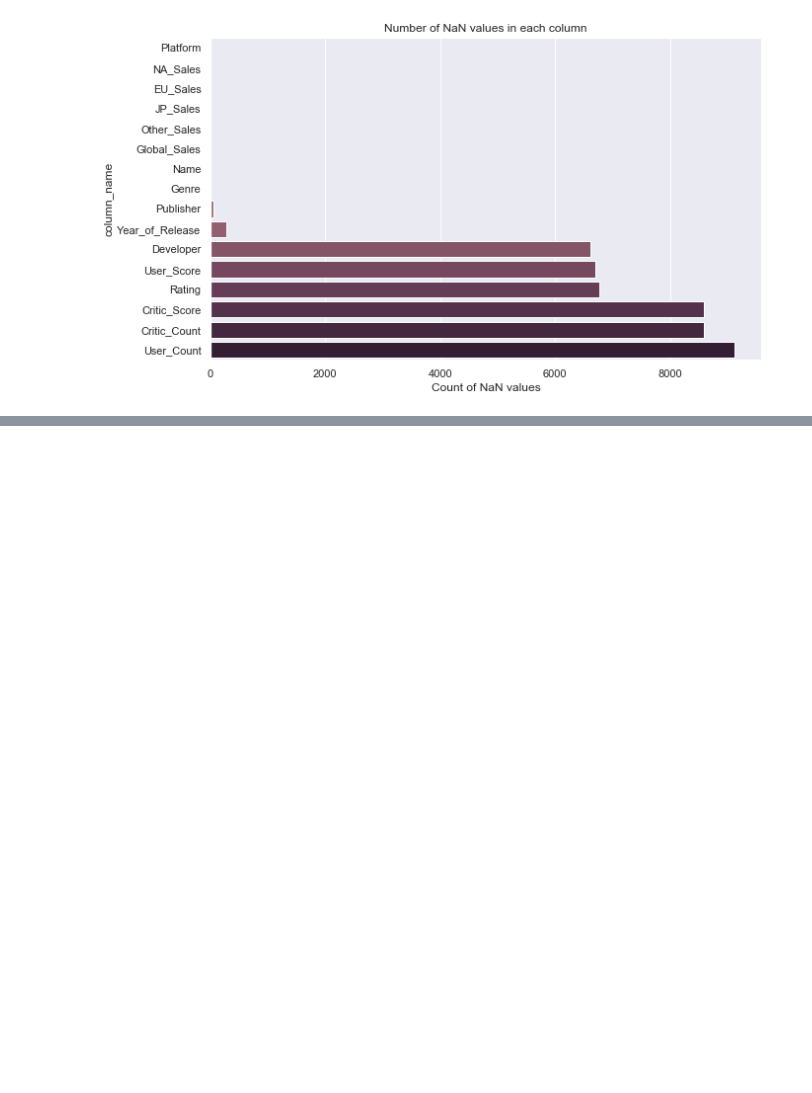
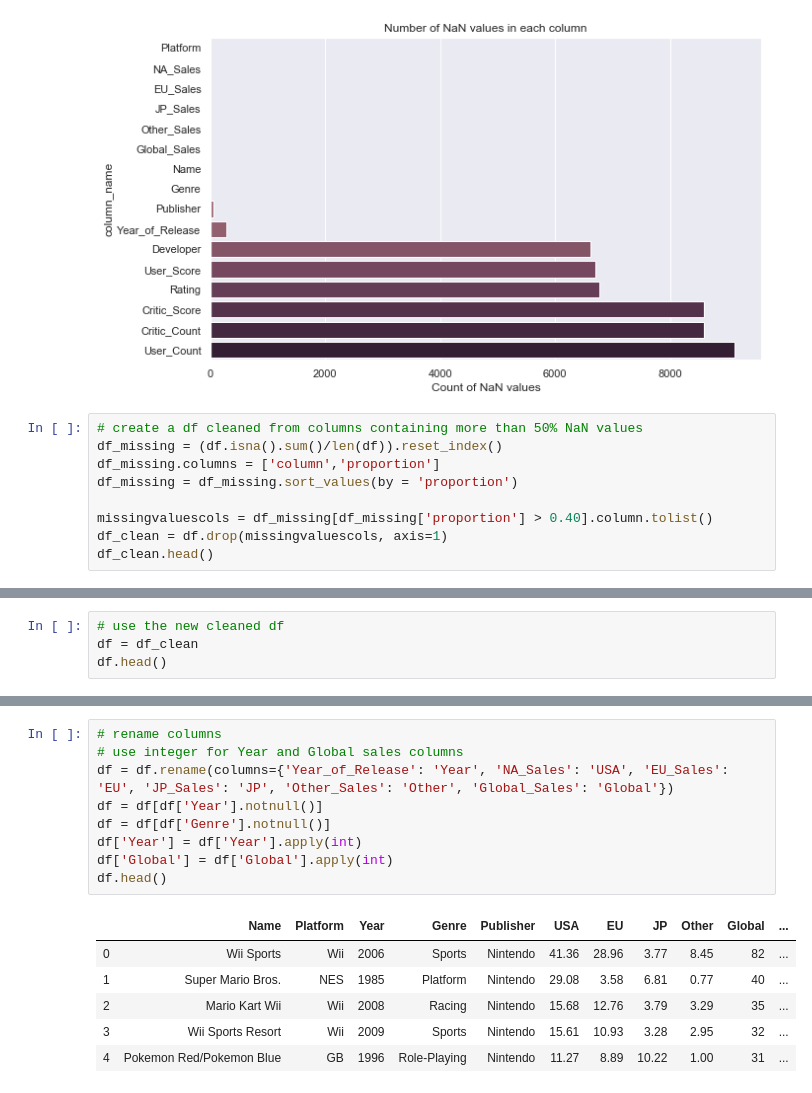
Before and after one commit to LeDorean/videogame_analysis, a Jupyter notebook: Untitled1.ipynb, the cells around one changed output, grey strips where cells are left out. Cells and saved outputs as stored; diff of their text form; blank space fills up the shorter version.

Commit message:
more cleaning

```diff
--- a/Untitled1.ipynb
+++ b/Untitled1.ipynb
@@ -134,3 +134,12 @@ ax.set_title('Number of NaN values in each column')
 # %% [output]
 Text(0.5, 1.0, 'Number of NaN values in each column')
 [figure]
+# %%
+# create a df cleaned from columns containing more than 50% NaN values
+df_missing = (df.isna().sum()/len(df)).reset_index()
+df_missing.columns = ['column','proportion']
+df_missing = df_missing.sort_values(by = 'proportion')
+
+missingvaluescols = df_missing[df_missing['proportion'] > 0.40].column.tolist()
+df_clean = df.drop(missingvaluescols, axis=1)
+df_clean.head()
@@ -136,0 +160,4 @@ Text(0.5, 1.0, 'Number of NaN values in each column')
+# %%
+# use the new cleaned df
+df = df_clean
+df.head()
@@ -136,0 +171,16 @@ Text(0.5, 1.0, 'Number of NaN values in each column')
+# %%
+# rename columns
+# use integer for Year and Global sales columns
+df = df.rename(columns={'Year_of_Release': 'Year', 'NA_Sales': 'USA', 'EU_Sales': 'EU', 'JP_Sales': 'JP', 'Other_Sales': 'Other', 'Global_Sales': 'Global'})
+df = df[df['Year'].notnull()]
+df = df[df['Genre'].notnull()]
+df['Year'] = df['Year'].apply(int)
+df['Global'] = df['Global'].apply(int)
+df.head()
+# %% [output]
+|  | Name | Platform | Year | Genre | Publisher | USA | EU | JP | Other | Global | ... |
+| 0 | Wii Sports | Wii | 2006 | Sports | Nintendo | 41.36 | 28.96 | 3.77 | 8.45 | 82 | ... |
+| 1 | Super Mario Bros. | NES | 1985 | Platform | Nintendo | 29.08 | 3.58 | 6.81 | 0.77 | 40 | ... |
+| 2 | Mario Kart Wii | Wii | 2008 | Racing | Nintendo | 15.68 | 12.76 | 3.79 | 3.29 | 35 | ... |
+| 3 | Wii Sports Resort | Wii | 2009 | Sports | Nintendo | 15.61 | 10.93 | 3.28 | 2.95 | 32 | ... |
+| 4 | Pokemon Red/Pokemon Blue | GB | 1996 | Role-Playing | Nintendo | 11.27 | 8.89 | 10.22 | 1.00 | 31 | ... |
```
Also changed, not shown: parts of 6 cells of this notebook.
